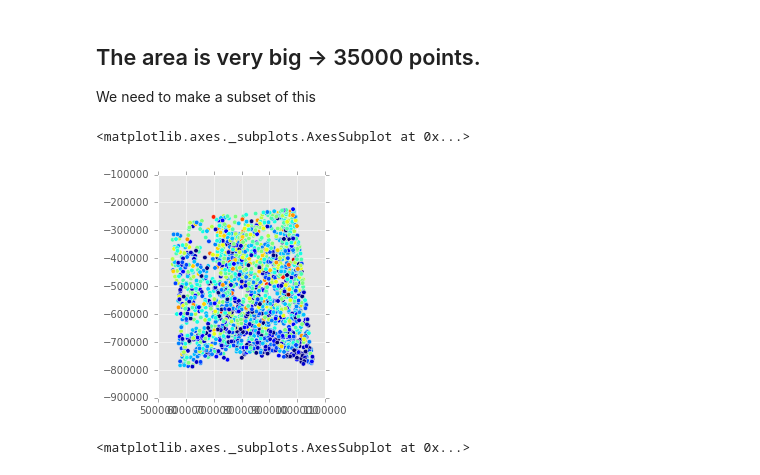
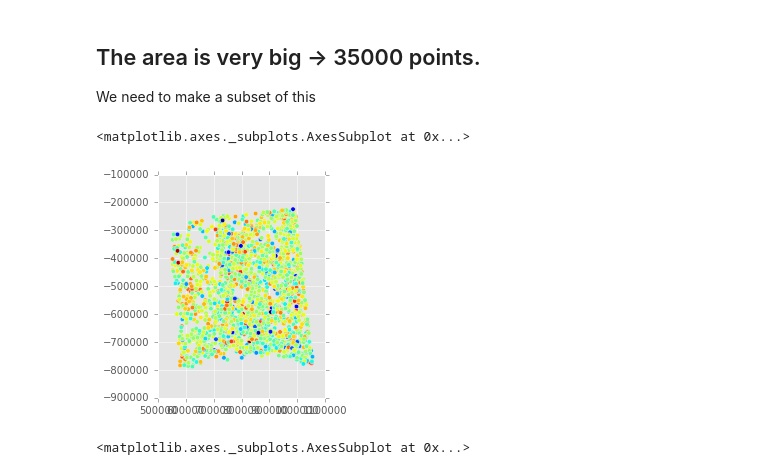
Before and after one commit to molgor/spystats, a Jupyter notebook: notebooks/log_spatial_autocorrelation_with_trend.ipynb, the cells around one changed output. Cells and saved outputs as stored; diff of their text form; code cells hidden in the pictures.

```diff
--- a/notebooks/log_spatial_autocorrelation_with_trend.ipynb
+++ b/notebooks/log_spatial_autocorrelation_with_trend.ipynb
@@ -29,7 +36,5 @@ new_data = gpd.GeoDataFrame(data)
 # %% [markdown]
 ## Let´s reproject to Alberts or something with distance
-# %%
-new_data.crs = {'init':'epsg:4326'}
 # %% [markdown]
 ### Uncomment to reproject
 proj string taken from: http://spatialreference.org/
@@ -44,0 +55,2 @@ new_data['newLat'] = new_data.apply(lambda c : c.geometry.y, axis=1)
+# %%
+new_data['logBiomass'] = np.log(new_data.plotBiomass)
@@ -44,0 +64,11 @@ new_data['newLat'] = new_data.apply(lambda c : c.geometry.y, axis=1)
+# %%
+### Now with statsmodels.api
+
+#xx = X.SppN.values.reshape(-1,1)
+#xx = sm.add_constant(xx)
+#model = sm.OLS(Y.values.reshape(-1,1),xx)
+import statsmodels.formula.api as smf
+model = smf.ols(formula='logBiomass ~ SppN',data=new_data)
+results = model.fit()
+param_model = results.params
+results.summary()
@@ -45,3 +93,5 @@ new_data['newLat'] = new_data.apply(lambda c : c.geometry.y, axis=1)
+# %%
+new_data['residuals1'] = results.resid
 # %% [markdown]
 ## The area is very big -> 35000 points.
 We need to make a subset of this
@@ -49,10 +99,10 @@ We need to make a subset of this
 # COnsider the the following subregion
 section = new_data[lambda x:  (x.LON > -90) & (x.LON < -85) & (x.LAT > 30) & (x.LAT < 35) ]
 # %%
-section.plot(column='SppN')
+section.plot(column='residuals1')
 # %% [output]
 <matplotlib.axes._subplots.AxesSubplot at 0x...>
-[figure, old version]
+[figure, new version]
 # %%
 section.plot(column='plotBiomass')
 # %% [output]
```
Also changed, not shown: parts of 35 cells of this notebook, 4 other files.
